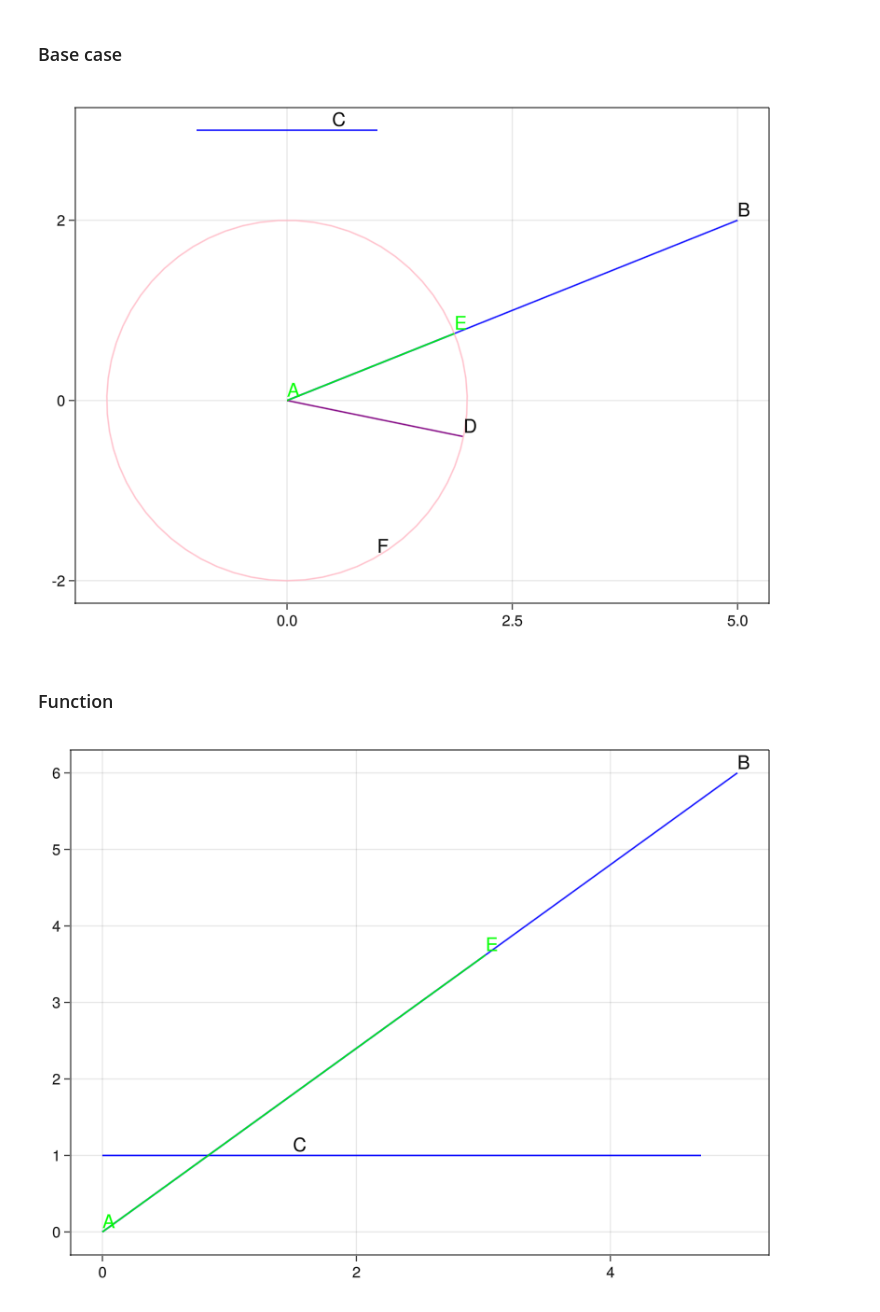
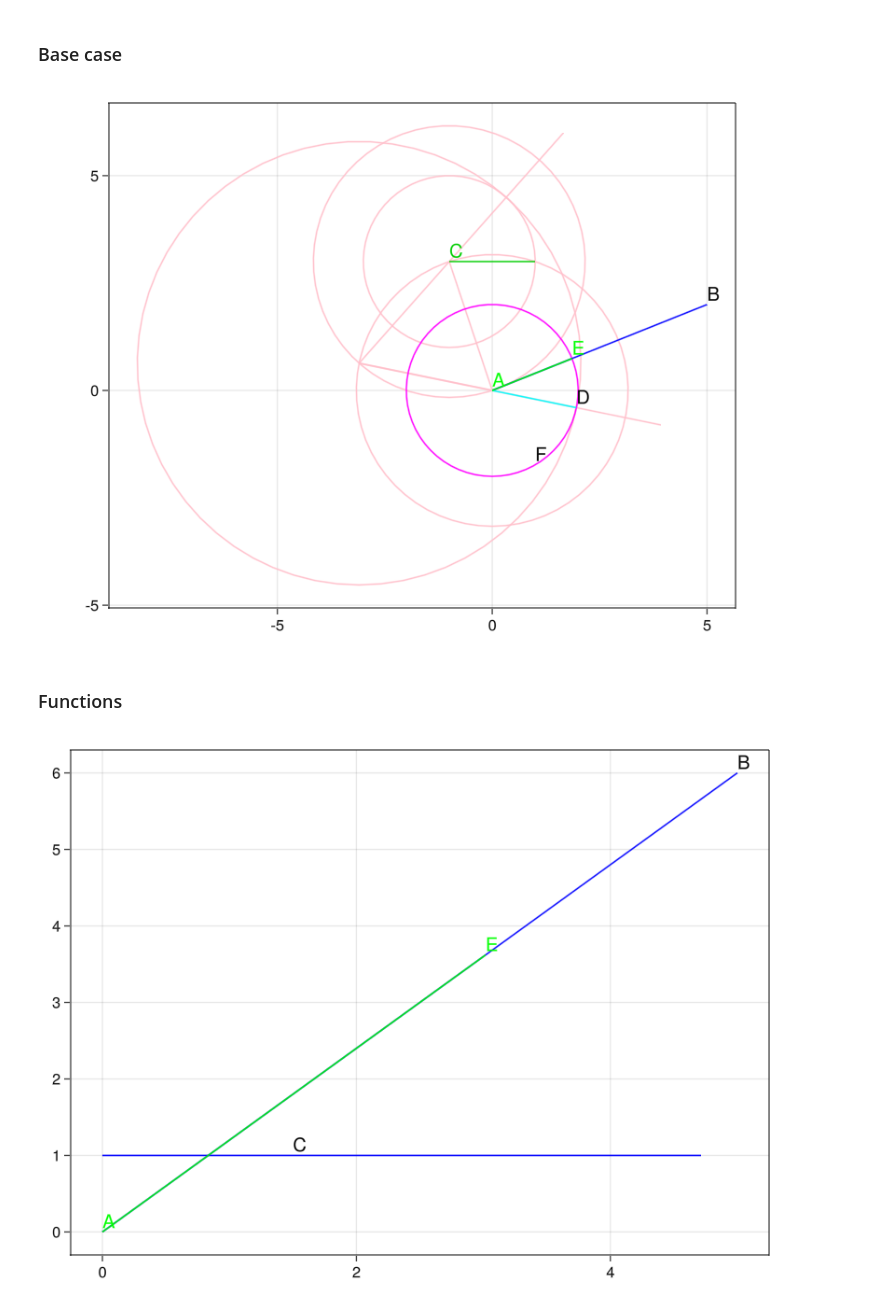
Before and after one commit to derekshoneycutt/euclid-elements-julia, a Jupyter notebook: Book 1/Prop 3.ipynb, the cells around one changed output. Saved outputs shown, nothing was run; the diff lists cells and outputs as text; code cells hidden in the pictures.

Commit message:
Build it to draw faded framework! :D

```diff
--- a/Book 1/Prop 3.ipynb
+++ b/Book 1/Prop 3.ipynb
@@ -9,47 +9,48 @@ Given 2 unequal straight lines, to cut off from the greater a straight line equa
 # %% [markdown]
 ### Base case
 # %%
-#setup the chart space...
-f = Figure()
-ax = Axis(f[1,1], aspect=DataAspect())
-
-# Let AB and C be 2 lines, the former longer
 A = Point2f(0, 0)
 B = Point2f(5, 2)
 C = [Point2f(-1, 3), Point2f(1, 3)]
-AB = lines!([A,B], color=:blue)
-Cline = lines!(C, color=:blue)
 
-# Get D to form a straight line AD the same length as C
-D = equal_line(A, C[1], C[2])
-AD = lines!([A,D], color=:purple)
+D_lines = EqualLines_from(A, C[1], C[2])
 
-# Define circle DEF at center A, with radius AD
+D = Point(D_lines)
+
 r_DEF = norm(A-D)
-DEF = lines!(Circle(A, r_DEF),color=:pink)
 F = Point2f(r_DEF/2, -r_DEF*(√3)/2)
 v = B - A
 u = v / norm(v)
 E = A + r_DEF*u
 
+#setup the chart space...
+f = Figure()
+ax = Axis(f[1,1], aspect=DataAspect())
+
+# Draw all those lines.... meeeep
+draw_lines(D_lines)
+
+DEF = lines!(Circle(A, r_DEF),color=:magenta)
+
+AB = lines!([A,B], color=:blue)
+Cline = lines!(C, color=:green3)
+AD = lines!([A,D], color=:cyan)
 AE = lines!([A,E], color=:green1)
-
-# AE is equal to AD, is equal to C
 
 #Now draw the point labels
 Apoint = text!(A, text="A", color=:green1)
 Bpoint = text!(B, text="B")
-Cpoint = text!(C[1] + [1.5,0], text="C")
-Dpoint = text!(D, text="D")
+C1point = text!(C[1], text="C", color=:green3)
+Dpoint = text!(D, text="D", color=:black)
 Epoint = text!(E, text="E", color=:green1)
-Fpoint = text!(F, text="F")
+Fpoint = text!(F, text="F", color=:black)
 
 #Draw and show the chart :)
 current_figure()
 # %% [output]
-[figure, old version]
+[figure, new version]
 # %% [markdown]
-### Function
+### Functions
 # %%
 # Find the point that would cut a line equal
 function cut_line(A1::Point2, B1::Point2, A2::Point2, B2::Point2)
```
Also changed, not shown: parts of 2 cells of this notebook, 6 other files.
